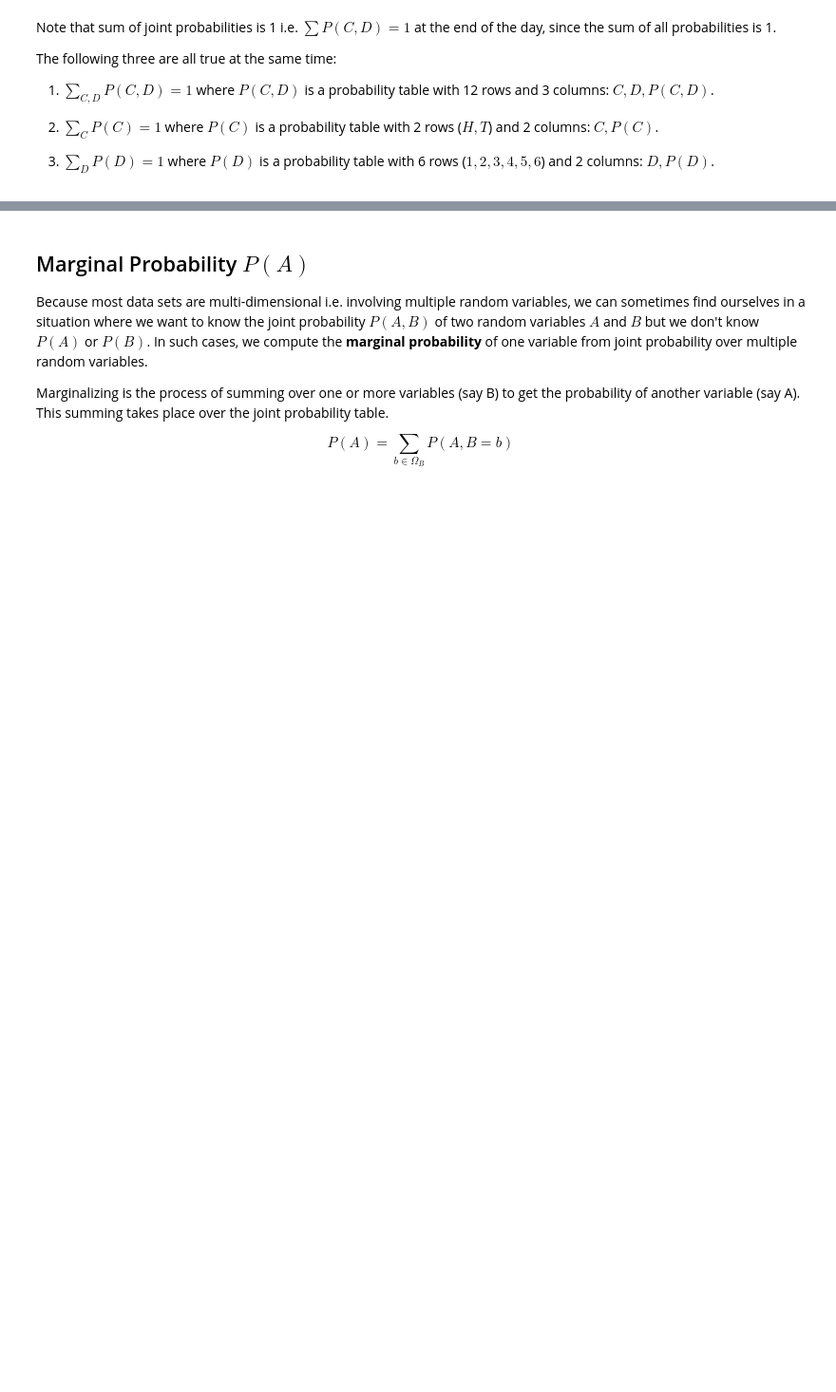
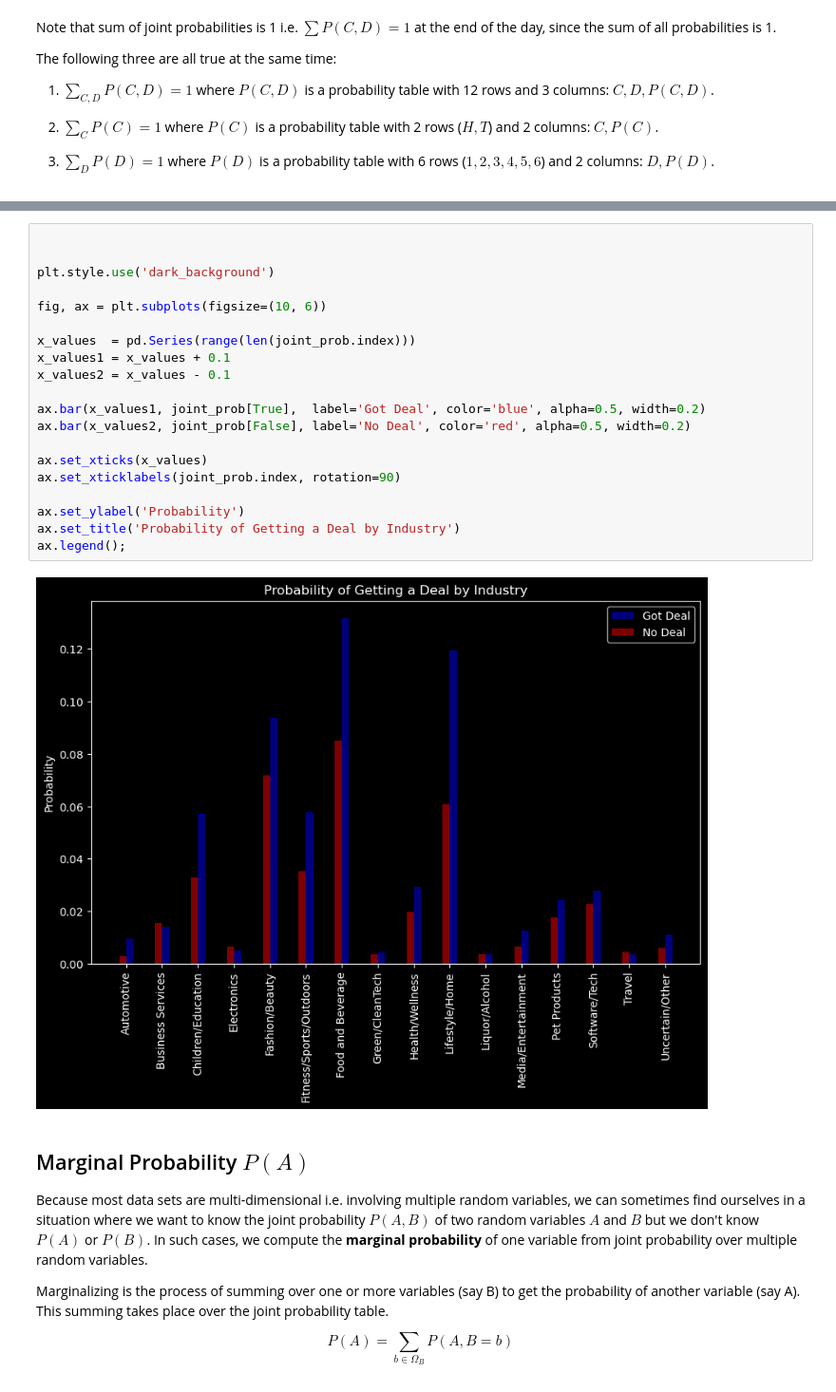
Before and after one commit to fahadsultan/csc272, a Jupyter notebook: probability/joint_prob.ipynb, the cells around one changed output, grey strips where cells are left out. Shown at 95% size. Cells and saved outputs as stored; diff of their text form; blank space fills up the shorter version.

```diff
--- a/probability/joint_prob.ipynb
+++ b/probability/joint_prob.ipynb
@@ -91,3 +113,25 @@ plt.xticks(rotation=90);
+# %%
+
+
+plt.style.use('dark_background')
+
+fig, ax = plt.subplots(figsize=(10, 6))
+
+x_values  = pd.Series(range(len(joint_prob.index)))
+x_values1 = x_values + 0.1
+x_values2 = x_values - 0.1
+
+ax.bar(x_values1, joint_prob[True],  label='Got Deal', color='blue', alpha=0.5, width=0.2)
+ax.bar(x_values2, joint_prob[False], label='No Deal', color='red', alpha=0.5, width=0.2)
+
+ax.set_xticks(x_values)
+ax.set_xticklabels(joint_prob.index, rotation=90)
+
+ax.set_ylabel('Probability')
+ax.set_title('Probability of Getting a Deal by Industry')
+ax.legend();
+# %% [output]
+[figure, added]
 # %% [markdown]
 
 
```
Also changed, not shown: parts of 34 cells of this notebook, 23 other files.
